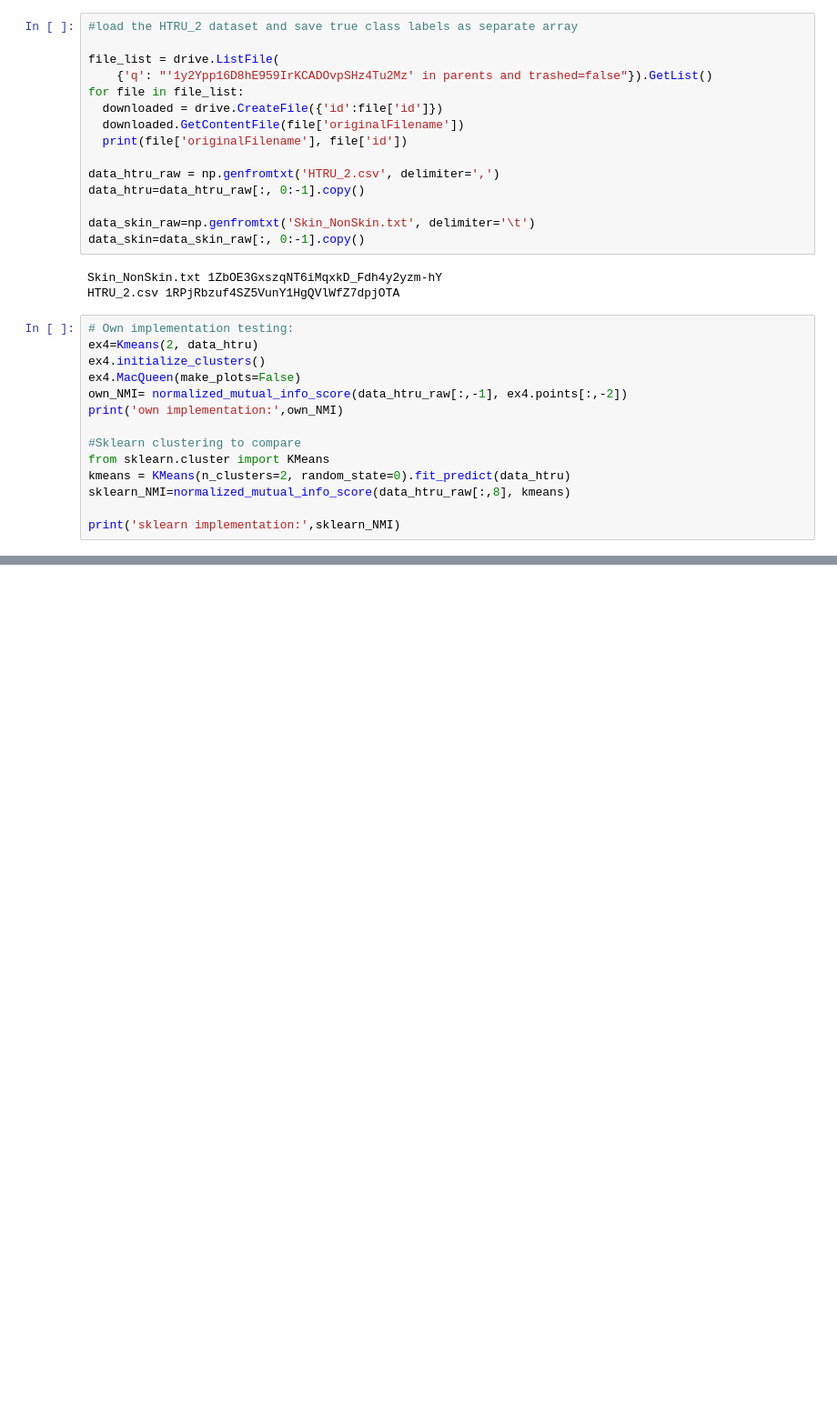
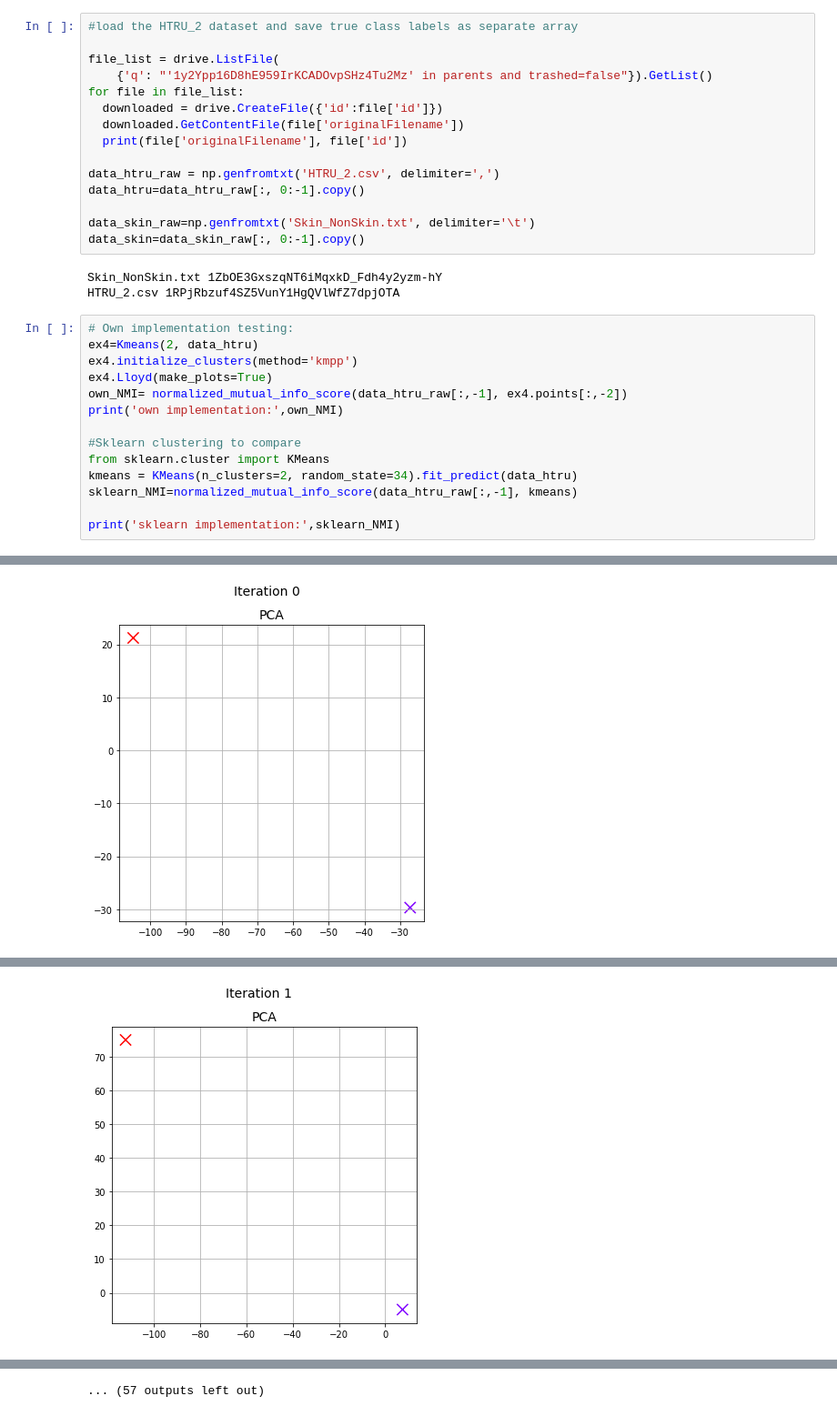
Before and after one commit to joaxkal/SDM, a Jupyter notebook: kmeans/KMeans.ipynb, the cells around one changed output, grey strips where cells are left out. Shown at 91% size. Saved outputs shown, nothing was run; the diff lists cells and outputs as text; blank space fills up the shorter version.

Commit message:
add kmpp

```diff
--- a/kmeans/KMeans.ipynb
+++ b/kmeans/KMeans.ipynb
@@ -179,15 +220,15 @@ HTRU_2.csv 1RPjRbzuf4SZ5VunY1HgQVlWfZ7dpjOTA
 # %%
 # Own implementation testing:
 ex4=Kmeans(2, data_htru)
-ex4.initialize_clusters()
-ex4.MacQueen(make_plots=False)
+ex4.initialize_clusters(method='kmpp')
+ex4.Lloyd(make_plots=True)
 own_NMI= normalized_mutual_info_score(data_htru_raw[:,-1], ex4.points[:,-2])
 print('own implementation:',own_NMI)
 
 #Sklearn clustering to compare
 from sklearn.cluster import KMeans
-kmeans = KMeans(n_clusters=2, random_state=0).fit_predict(data_htru)
-sklearn_NMI=normalized_mutual_info_score(data_htru_raw[:,8], kmeans)
+kmeans = KMeans(n_clusters=2, random_state=34).fit_predict(data_htru)
+sklearn_NMI=normalized_mutual_info_score(data_htru_raw[:,-1], kmeans)
 
 print('sklearn implementation:',sklearn_NMI)
 # %% [output]
@@ -212,0 +236 @@ sklearn implementation: 0.02643778644792407
+[figure, added]
@@ -212,0 +238 @@ sklearn implementation: 0.02643778644792407
+[figure, added]
@@ -212,0 +247 @@ sklearn implementation: 0.02643778644792407
+... (57 outputs left out)
```
Also changed, not shown: parts of 3 cells of this notebook.
